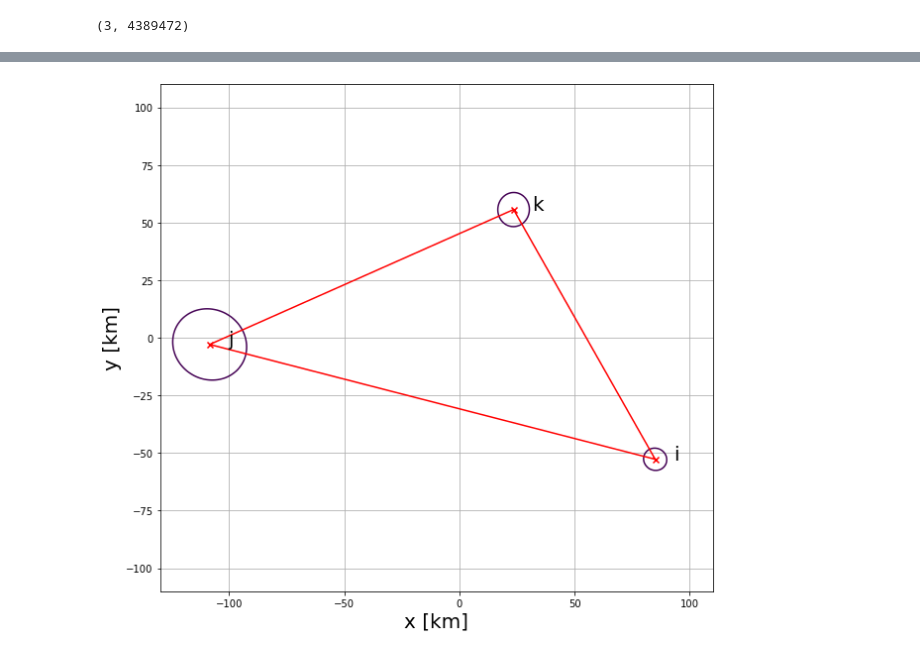
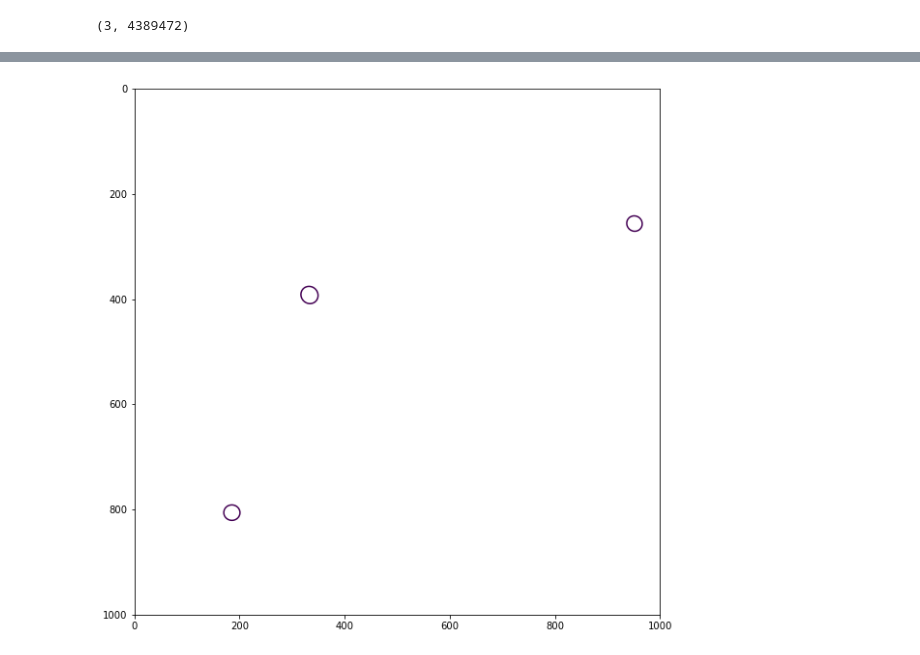
Before and after one commit to wdoppenberg/crater-detection, a Jupyter notebook: notebooks/crater_database.ipynb, the cells around one changed output, grey strips where cells are left out. Saved outputs shown, nothing was run; the diff lists cells and outputs as text; code cells hidden in the pictures.

Commit message:
Projection updates

```diff
--- a/notebooks/crater_database.ipynb
+++ b/notebooks/crater_database.ipynb
@@ -82,39 +123,35 @@ A_i, A_j, A_k = map(crater_representation,
+# %%
+from craterdetection.common.camera import Camera
+from craterdetection.common.projection import project_craters
+from craterdetection.common.coordinates import ENU_system
+
+lat, long = cartesian_to_spherical(*p_centroid[i].ravel())[1:]
+cam = Camera.from_coordinates(lat.value, long.value, altitude=500, fov=45, resolution=(1000, 1000), convert_to_radians=False)
+# %%
+C_i = np.concatenate((A_i[i][None, ...], A_j[i][None, ...], A_k[i][None, ...]), axis=0)
+p_triad = np.array(spherical_to_cartesian(R_moon, lat_cat[crater_triads[i]], long_cat[crater_triads[i]])).T[..., None]
+
+A_iii =  project_craters(C_i, p_triad, cam.fov, cam.resolution, cam.T, cam.r)
 # %%
-x_plot = np.linspace(-130, 110, 500)
-y_plot = np.linspace(-110, 110, 500)
+x_plot = np.linspace(0, cam.resolution[0], 500)
+y_plot = np.linspace(0, cam.resolution[1], 500)
 x_plot, y_plot = np.meshgrid(x_plot, y_plot)
 
 xy_homogeneous = np.concatenate(
     (
         x_plot.ravel()[None, :],
         y_plot.ravel()[None, :],
         np.ones_like(x_plot.ravel()[None, :])
     ),
     axis=0
 ).T[..., None]
+
+fig, ax = plt.subplots(figsize=(10, 10), subplot_kw={'aspect': 'equal'})
+ax.set_xlim(0, cam.resolution[0])
+ax.set_ylim(cam.resolution[1], 0)
+for a_i in A_iii:
+    c = xy_homogeneous.transpose(0, 2, 1) @ a_i @ xy_homogeneous
+    ax.contour(x_plot, y_plot, c.reshape(x_plot.shape), [0])
+# ax.scatter(x_craters, y_craters, c='r', marker='x')
+# %% [output]
+[figure, added]
-# %%
-i = 7416
-
-x_craters = ENU_pos[:, i, 0, 0]
-y_craters = ENU_pos[:, i, 1, 0]
-fig, ax = plt.subplots(figsize=(10, 10), subplot_kw={'aspect': 'equal'})
-
-for a_i in [A_i[i], A_j[i], A_k[i]]:
-    c = xy_homogeneous.transpose(0, 2, 1) @ a_i @ xy_homogeneous
-    ax.contour(x_plot, y_plot, c.reshape(x_plot.shape), [0])
-ax.scatter(x_craters, y_craters, c='r', marker='x')
-
-for pair_i in combinations([0, 1, 2], 2):
-    pair_i = list(pair_i)
-    ax.plot(x_craters[pair_i], y_craters[pair_i], c='r')
-
-for k, label in enumerate(['i', 'j', 'k']):
-    ax.text(x_craters[k]+8, y_craters[k], label, size=20)
-
-ax.set_ylabel('y [km]', size=20)
-ax.set_xlabel('x [km]', size=20)
-ax.grid(which='both')
-
-fig.savefig('output/crater_triad.png')
-# %% [output]
-[figure, removed]
```
Also changed, not shown: parts of 7 cells of this notebook, 5 other files.
